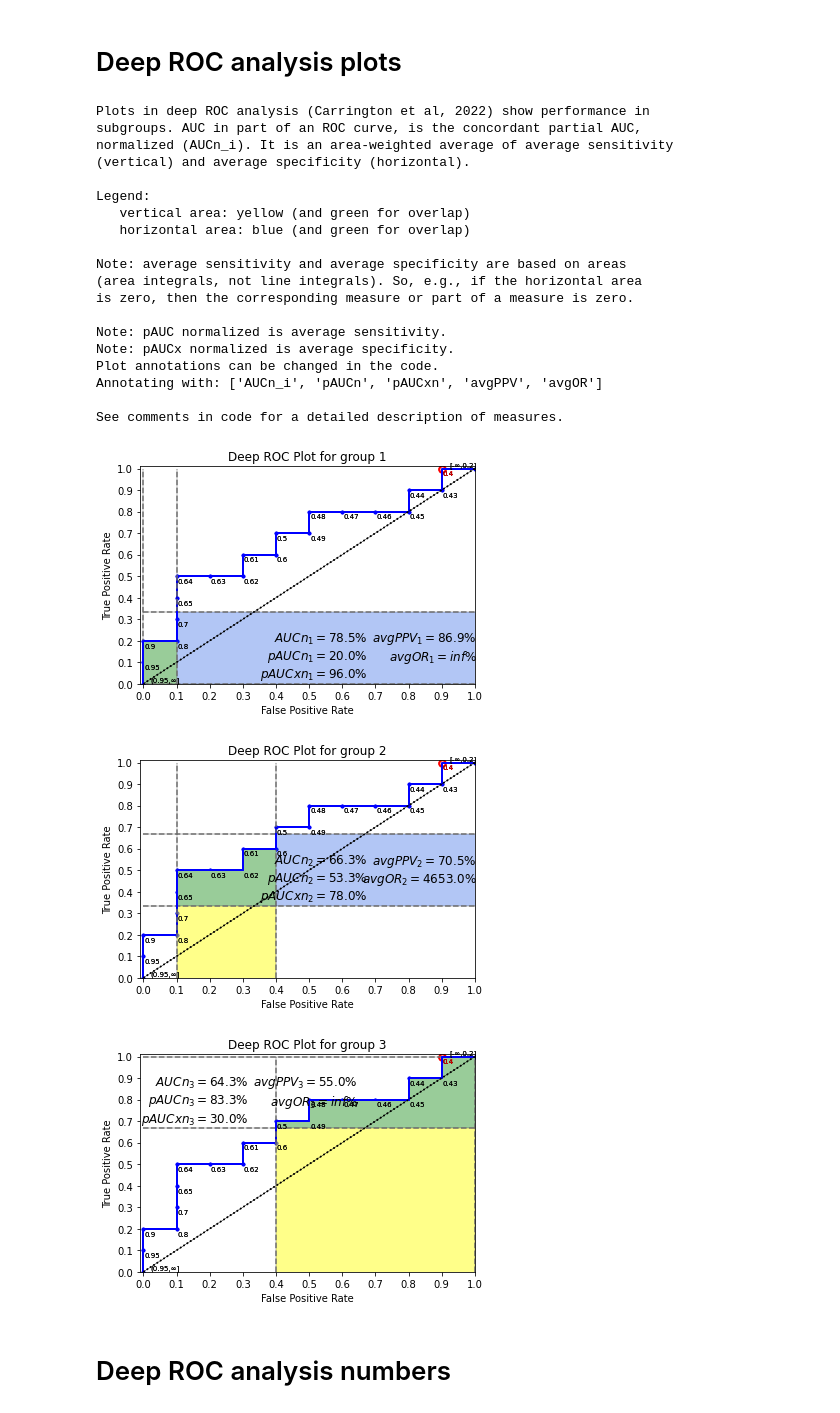
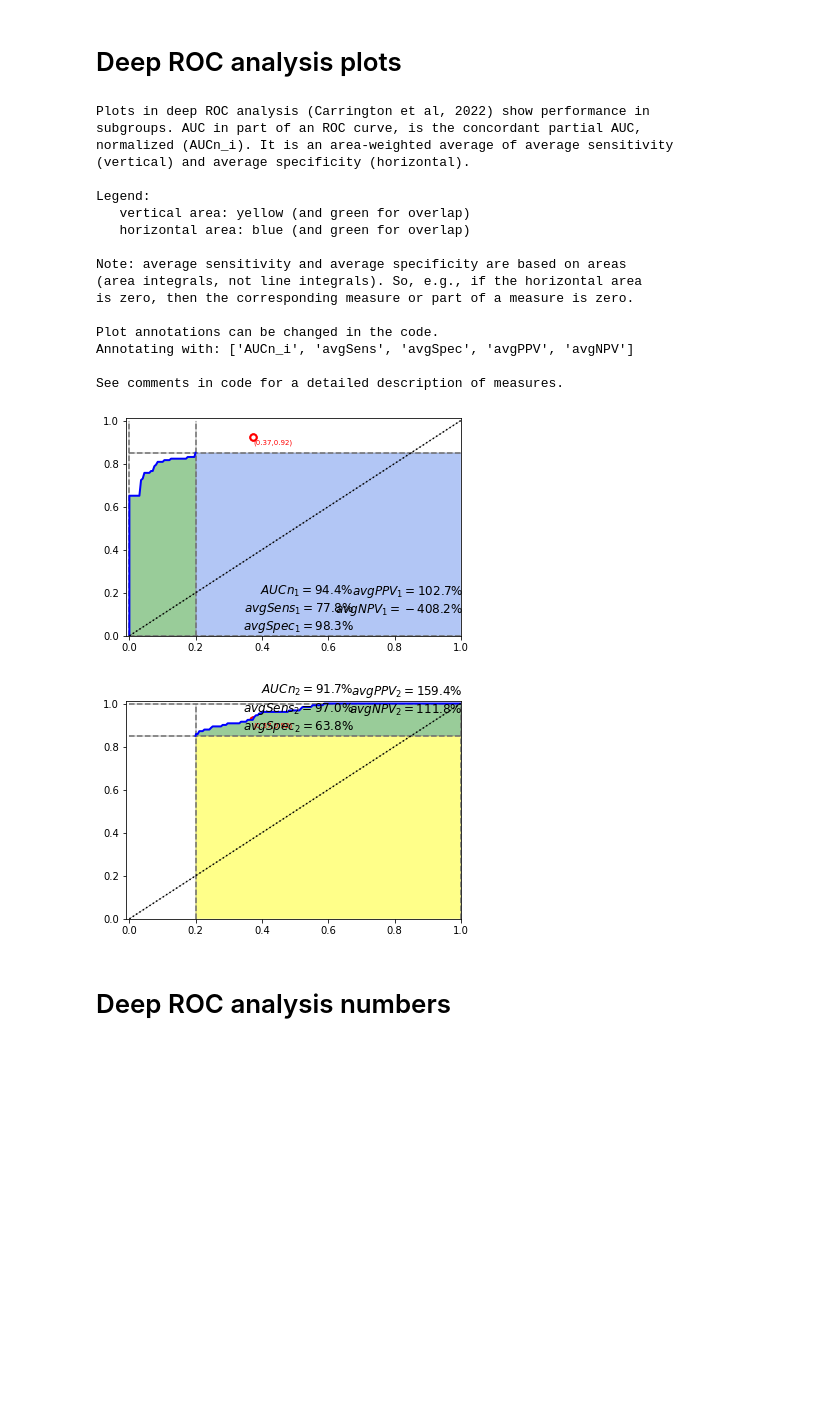
Before and after one commit to woofwoofola/try_Deep_ROC, a Jupyter notebook: Try_Deep_ROC_Analysis.ipynb, the cells around one changed output. Saved outputs shown, nothing was run; the diff lists cells and outputs as text; code cells hidden in the pictures; blank space fills up the shorter version.

Commit message:
Fixed choosing groups, mean/multi fold plot

```diff
--- a/Try_Deep_ROC_Analysis.ipynb
+++ b/Try_Deep_ROC_Analysis.ipynb
@@ -289,7 +287,7 @@ else:
 prompt = 'Use bins of equal size? [y]/n: '
 equalGroups = getYes(prompt)
 print('')
-if equalGroups:
+if equalGroups=='y':
   numGroups = getNumber(prompt='Enter the number of groups/bins between 2 and 50 inclusive [default 3]:',
                         default=3, requireInt=True, requireMin=2, requireMax=50)
   groupsSpan01 = True
@@ -424,7 +422,7 @@ default = [1, 1, 0, 1, 1, 1, 0, 0, 1, 0, 1, 0, 1, 0, 0, 0, 1, 0, 1, 0]
 # %% [markdown]
 # Compute deep ROC analysis
 # %%
-#@title
+# @title
 from io import StringIO
 from contextlib import redirect_stdout
 from deeproc.DeepROC import DeepROC
@@ -467,9 +465,9 @@ elif rocChoice == 2:
     labels = labels + foldLabels[f]
   print(f'Using weighted average sample prevalence: {sum(labels)/len(labels):0.2f}')
 #endif
-pos = sum(labels)
-neg = len(labels) - sum(labels)
-foldsNPclassRatio = neg / pos
+P = sum(labels)
+N = len(labels) - sum(labels)
+foldsNPclassRatio = N / P
 aDeepROC.setFoldsNPclassRatio(foldsNPclassRatio)
 
 # capture the text output from analyze (show it later)
@@ -480,6 +478,10 @@ with redirect_stdout(analysisOutput):
     measure_dict = aDeepROC.analyze()
     # measure_dict = aDeepROC.analyze(verbose=True)
   elif rocChoice == 2:
+    noTitle=''
+    #aDeepROC.fpr_fold[2]=[]
+    aDeepROC.plot_folds(noTitle, showOptimalROCpoints=False, costs=costs,
+                   saveFileName=None, showPlot=False)
     measure_dict = aDeepROC.analyze(forFolds=True)
     # measure_dict = aDeepROC.analyze(forFolds=True, verbose=True)
 
@@ -491,8 +493,12 @@ Deep ROC analysis computed.
 # %% [markdown]
 # Deep ROC analysis plots
 # %%
-#@title
+# @title
 import matplotlib.pyplot as plt
+from matplotlib.pyplot import grid, figure
+from deeproc.Helpers.ROCFunctions import optimal_ROC_point_indices
+from deeproc.Helpers.ROCFunctions import getSlopeOrSkew
+from deeproc.Helpers.ROCPlot      import plotOptimalPoint
 
 # Deep ROC plots, one per group
 print('Plots in deep ROC analysis (Carrington et al, 2022) show performance in')
@@ -523,23 +529,23 @@ whichMeasures   += ['AUCn_i'] # normalized for comparisons to AUC,
 
 ## Sensitivity in part of a ROC curve: partial AUC
 # whichMeasures += ['pAUC']   # vertical area; sum=AUC
-whichMeasures += ['pAUCn']  # =avgSens, normalized for comparisons
-print('Note: pAUC normalized is average sensitivity.')
-# whichMeasures += ['avgSens']  # discrete computation, =pAUCn
+# whichMeasures += ['pAUCn']  # =avgSens, normalized for comparisons
+# print('Note: pAUC normalized is average sensitivity.')
+whichMeasures += ['avgSens']  # discrete computation, =pAUCn
 
 ## Specificity in part of a ROC curve: horizontal partial AUC
 # whichMeasures += ['pAUCx']  # horizontal area; sum=AUC
-whichMeasures += ['pAUCxn'] # =avgSpec, normalized for comparisons
-print('Note: pAUCx normalized is average specificity.')
-# whichMeasures += ['avgSpec']  # discrete computation, =pAUCxn
+# whichMeasures += ['pAUCxn'] # =avgSpec, normalized for comparisons
+# print('Note: pAUCx normalized is average specificity.')
+whichMeasures += ['avgSpec']  # discrete computation, =pAUCxn
 
 ##    Annotate plot with post-test measures...
 
 whichMeasures += ['avgPPV'] # avg positive predictive value, precision
-# whichMeasures += ['avgNPV'] # avg negative predictive value, inverse precision
+whichMeasures += ['avgNPV'] # avg negative predictive value, inverse precision
 # whichMeasures += ['avgLRp'] # avg likelihood ratio positive
 # whichMeasures += ['avgLRn'] # avg likelihood ratio negative
-whichMeasures += ['avgOR']  # avg odds ratio
+# whichMeasures += ['avgOR']  # avg odds ratio
 
 ##    Annotate plot with additional pre-test measures...
 
@@ -582,6 +588,13 @@ for i in range(0, numgroups):
                         showOptimalROCpoints=True, costs=costs,
                         saveFileName=None, numShowThresh=20, showPlot=False,
                         labelThresh=False, full_fpr_tpr=True)
+    # figure(0)  # need to specify figure and subplot here
+    slopeOrSkew = getSlopeOrSkew(N / P, costs)
+    mean_fpr = aDeepROC.mean_fpr
+    mean_tpr = aDeepROC.mean_tpr
+    opt_indices = optimal_ROC_point_indices(mean_fpr, mean_tpr, slopeOrSkew)
+    plotOptimalPoint(mean_fpr[opt_indices], mean_tpr[opt_indices])
+
   elif rocChoice == 3:
     aDeepROC.plotGroup(plotTitle=f'Deep ROC Plot for group {i+1}',
                         groupIndex=i, showError=False, showThresholds=False,
@@ -590,39 +603,36 @@ for i in range(0, numgroups):
                         labelThresh=False, full_fpr_tpr=True)
   #endif
 
   top = False   # annotate on the bottom
   if   aDeepROC.groupAxis == 'FPR' and measure_dict[i]['avgSens'] < 0.5:
     top = True  # annotate on the top, if area is bottom-half
   elif aDeepROC.groupAxis == 'TPR' and measure_dict[i]['avgSpec'] < 0.5:
     top = True
   if aDeepROC.groupAxis == 'FPR' or aDeepROC.groupAxis == 'TPR':
     aDeepROC.annotateGroup(i, measure_dict, whichMeasures, top=top)
   #endif
   plt.show()
 #endfor
 # %% [output]
 Plots in deep ROC analysis (Carrington et al, 2022) show performance in
 subgroups. AUC in part of an ROC curve, is the concordant partial AUC,
 normalized (AUCn_i). It is an area-weighted average of average sensitivity
 (vertical) and average specificity (horizontal).
 
 Legend:
    vertical area: yellow (and green for overlap)
    horizontal area: blue (and green for overlap)
 
 Note: average sensitivity and average specificity are based on areas
 (area integrals, not line integrals). So, e.g., if the horizontal area
 is zero, then the corresponding measure or part of a measure is zero.
 
-Note: pAUC normalized is average sensitivity.
-Note: pAUCx normalized is average specificity.
 Plot annotations can be changed in the code.
-Annotating with: ['AUCn_i', 'pAUCn', 'pAUCxn', 'avgPPV', 'avgOR']
+Annotating with: ['AUCn_i', 'avgSens', 'avgSpec', 'avgPPV', 'avgNPV']
 
 See comments in code for a detailed description of measures.
-[figure, old version]
+[figure, new version]
-[figure, old version]
+[figure, new version]
-[figure, removed]
 # %% [markdown]
 # Deep ROC analysis numbers
 # %%
```
Also changed, not shown: parts of 8 cells of this notebook.
